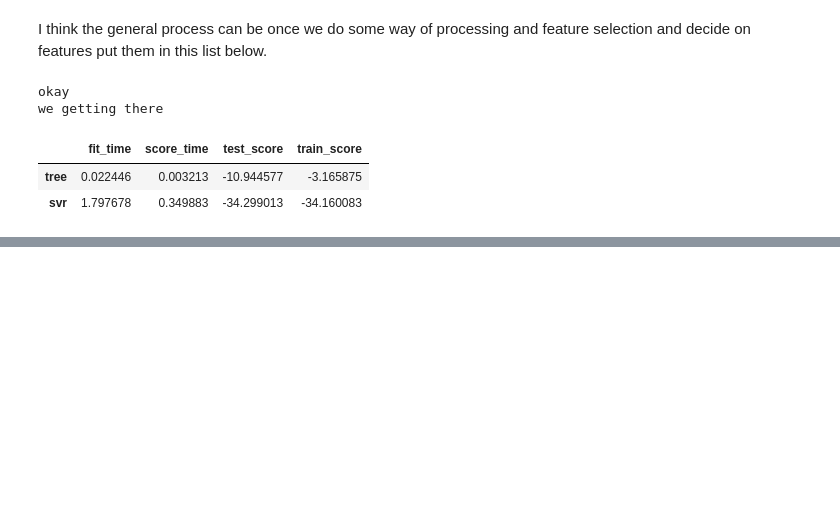
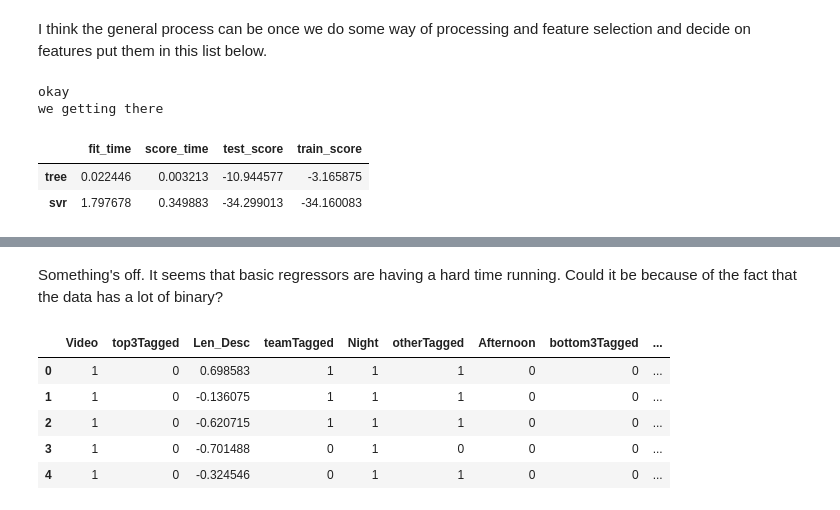
Before and after one commit to frankhu19/NBA2019, a Jupyter notebook: Processing and Modeling.ipynb, the cells around one changed output, grey strips where cells are left out. Saved outputs shown, nothing was run; the diff lists cells and outputs as text; code cells hidden in the pictures; blank space fills up the shorter version.

```diff
--- a/Processing and Modeling.ipynb
+++ b/Processing and Modeling.ipynb
@@ -285,0 +299,14 @@ we getting there
+# %% [markdown]
+Something's off. It seems that basic regressors are having a hard time running. Could it be because of the fact that the data has a lot of binary?
+# %%
+X=processedData[features]
+y=target
+# %%
+X.head()
+# %% [output]
+|  | Video | top3Tagged | Len_Desc | teamTagged | Night | otherTagged | Afternoon | bottom3Tagged | ... |
+| 0 | 1 | 0 | 0.698583 | 1 | 1 | 1 | 0 | 0 | ... |
+| 1 | 1 | 0 | -0.136075 | 1 | 1 | 1 | 0 | 0 | ... |
+| 2 | 1 | 0 | -0.620715 | 1 | 1 | 1 | 0 | 0 | ... |
+| 3 | 1 | 0 | -0.701488 | 0 | 1 | 0 | 0 | 0 | ... |
+| 4 | 1 | 0 | -0.324546 | 0 | 1 | 1 | 0 | 0 | ... |
```
Also changed, not shown: parts of 6 cells of this notebook.
